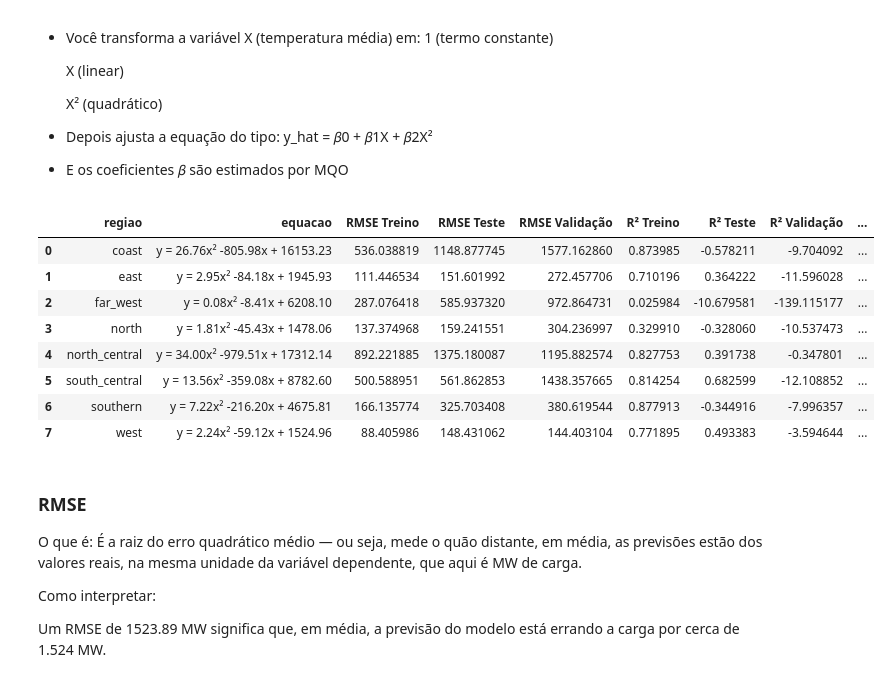
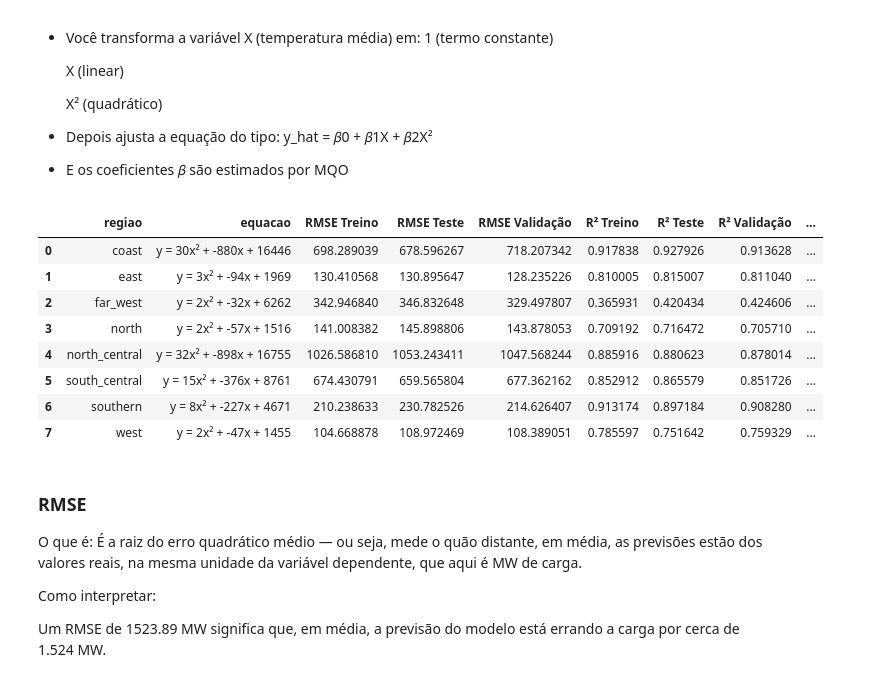
Before and after one commit to jrodrigotico/serena-tcc, a Jupyter notebook: debug_modelo.ipynb, the cells around one changed output. Drawn from its saved outputs; the diff is of its cells as text; code cells hidden in the pictures.

```diff
--- a/debug_modelo.ipynb
+++ b/debug_modelo.ipynb
@@ -327,14 +327,9 @@ def treinamento_com_validacao_cross(df_long, weekday=None, hour=None, k=5):
         # Preparar termos quadráticos
         X_poly = np.hstack((X**2, X, np.ones_like(X)))
 
-        # Divisão em treino (60%), teste (20%) e validação (20%)
-        total = len(X)
-        train_end = int(total * 0.6)
-        test_end = int(total * 0.8)
-
-        X_train, y_train = X_poly[:train_end], y[:train_end]
-        X_test, y_test = X_poly[train_end:test_end], y[train_end:test_end]
-        X_val, y_val = X_poly[test_end:], y[test_end:]
+        # Divisão: 70% treino | 15% teste | 15% validação
+        X_train, X_temp, y_train, y_temp = train_test_split(X_poly, y, test_size=0.3, random_state=42)
+        X_test, X_val, y_test, y_val = train_test_split(X_temp, y_temp, test_size=0.5, random_state=42)
 
         # Ajuste com MQO (usando base de treino)
         coef, *_ = np.linalg.lstsq(X_train, y_train, rcond=None)
@@ -361,42 +356,43 @@ def treinamento_com_validacao_cross(df_long, weekday=None, hour=None, k=5):
             y_cv_train, y_cv_test = y_val[train_index], y_val[test_index]
 
             coef_cv, *_ = np.linalg.lstsq(X_cv_train, y_cv_train, rcond=None)
             y_cv_pred = X_cv_test @ coef_cv
             rmse_cv = mean_squared_error(y_cv_test, y_cv_pred, squared=False)
             rmse_cv_scores.append(rmse_cv)
 
         rmse_cv_mean = np.mean(rmse_cv_scores)
         rmse_cv_std = np.std(rmse_cv_scores)
 
         # Resultados para tabela
         resultados.append({
             'regiao': zona,
-            'equacao': f"y = {coef[0]:.2f}x² {coef[1]:.2f}x + {coef[2]:.2f}",
+            'equacao': f"y = {int(round(coef[0]))}x² + {int(round(coef[1]))}x + {int(round(coef[2]))}",
             'RMSE Treino': rmse_train,
             'RMSE Teste': rmse_test,
             'RMSE Validação': rmse_val,
             'R² Treino': r2_train,
             'R² Teste': r2_test,
             'R² Validação': r2_val,
             'CV RMSE Médio': rmse_cv_mean,
             'CV RMSE DP': rmse_cv_std
         })
 
     return pd.DataFrame(resultados)
 
 
+
 tabela1 = treinamento_com_validacao_cross(df_pond_long, n_weekday , hour)
 tabela1
 # %% [output]
 |  | regiao | equacao | RMSE Treino | RMSE Teste | RMSE Validação | R² Treino | R² Teste | R² Validação | ... |
-| 0 | coast | y = 26.76x² -805.98x + 16153.23 | 536.038819 | 1148.877745 | 1577.162860 | 0.873985 | -0.578211 | -9.704092 | ... |
-| 1 | east | y = 2.95x² -84.18x + 1945.93 | 111.446534 | 151.601992 | 272.457706 | 0.710196 | 0.364222 | -11.596028 | ... |
-| 2 | far_west | y = 0.08x² -8.41x + 6208.10 | 287.076418 | 585.937320 | 972.864731 | 0.025984 | -10.679581 | -139.115177 | ... |
-| 3 | north | y = 1.81x² -45.43x + 1478.06 | 137.374968 | 159.241551 | 304.236997 | 0.329910 | -0.328060 | -10.537473 | ... |
-| 4 | north_central | y = 34.00x² -979.51x + 17312.14 | 892.221885 | 1375.180087 | 1195.882574 | 0.827753 | 0.391738 | -0.347801 | ... |
-| 5 | south_central | y = 13.56x² -359.08x + 8782.60 | 500.588951 | 561.862853 | 1438.357665 | 0.814254 | 0.682599 | -12.108852 | ... |
-| 6 | southern | y = 7.22x² -216.20x + 4675.81 | 166.135774 | 325.703408 | 380.619544 | 0.877913 | -0.344916 | -7.996357 | ... |
-| 7 | west | y = 2.24x² -59.12x + 1524.96 | 88.405986 | 148.431062 | 144.403104 | 0.771895 | 0.493383 | -3.594644 | ... |
+| 0 | coast | y = 30x² + -880x + 16446 | 698.289039 | 678.596267 | 718.207342 | 0.917838 | 0.927926 | 0.913628 | ... |
+| 1 | east | y = 3x² + -94x + 1969 | 130.410568 | 130.895647 | 128.235226 | 0.810005 | 0.815007 | 0.811040 | ... |
+| 2 | far_west | y = 2x² + -32x + 6262 | 342.946840 | 346.832648 | 329.497807 | 0.365931 | 0.420434 | 0.424606 | ... |
+| 3 | north | y = 2x² + -57x + 1516 | 141.008382 | 145.898806 | 143.878053 | 0.709192 | 0.716472 | 0.705710 | ... |
+| 4 | north_central | y = 32x² + -898x + 16755 | 1026.586810 | 1053.243411 | 1047.568244 | 0.885916 | 0.880623 | 0.878014 | ... |
+| 5 | south_central | y = 15x² + -376x + 8761 | 674.430791 | 659.565804 | 677.362162 | 0.852912 | 0.865579 | 0.851726 | ... |
+| 6 | southern | y = 8x² + -227x + 4671 | 210.238633 | 230.782526 | 214.626407 | 0.913174 | 0.897184 | 0.908280 | ... |
+| 7 | west | y = 2x² + -47x + 1455 | 104.668878 | 108.972469 | 108.389051 | 0.785597 | 0.751642 | 0.759329 | ... |
 # %% [markdown]
 ### RMSE
 O que é:
```
Also changed, not shown: parts of 9 cells of this notebook, 1 other file.
